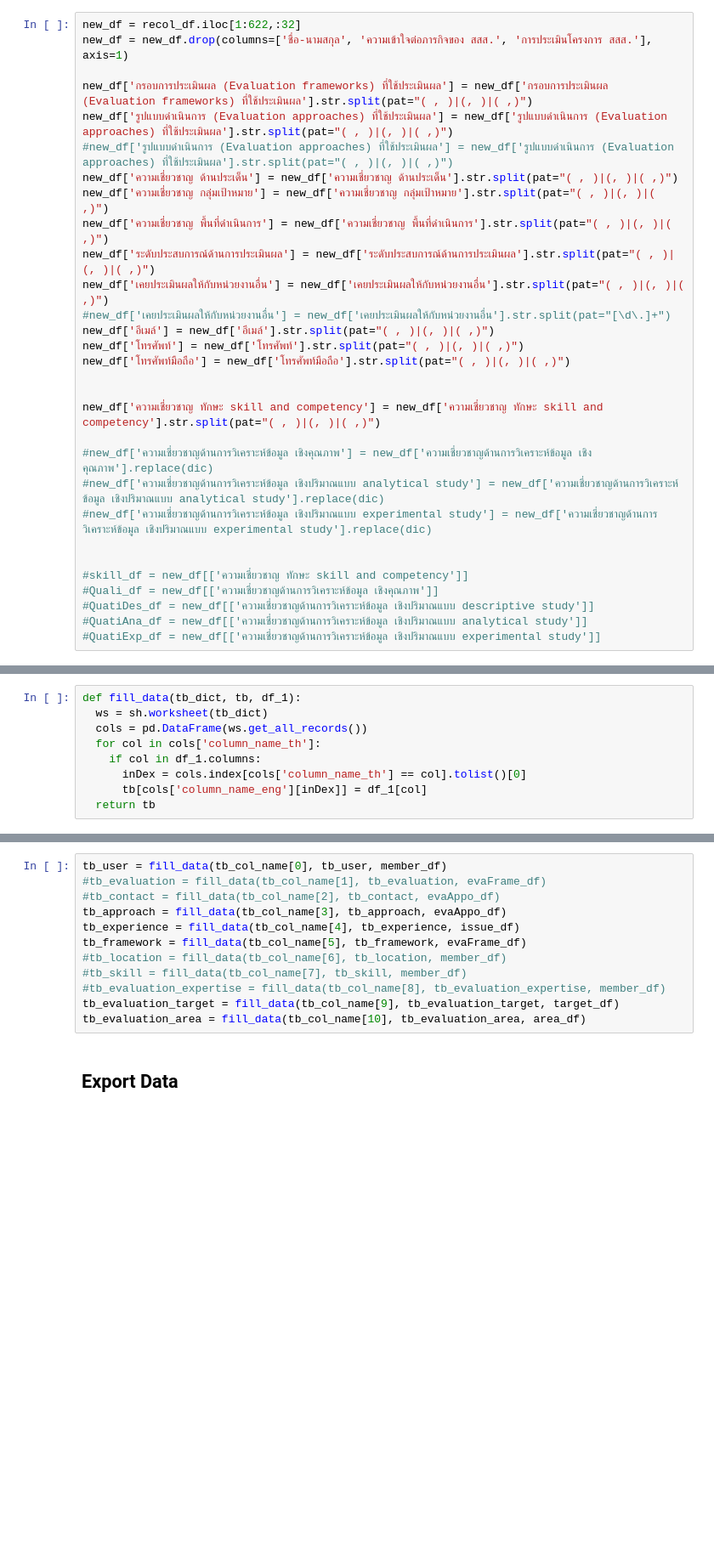
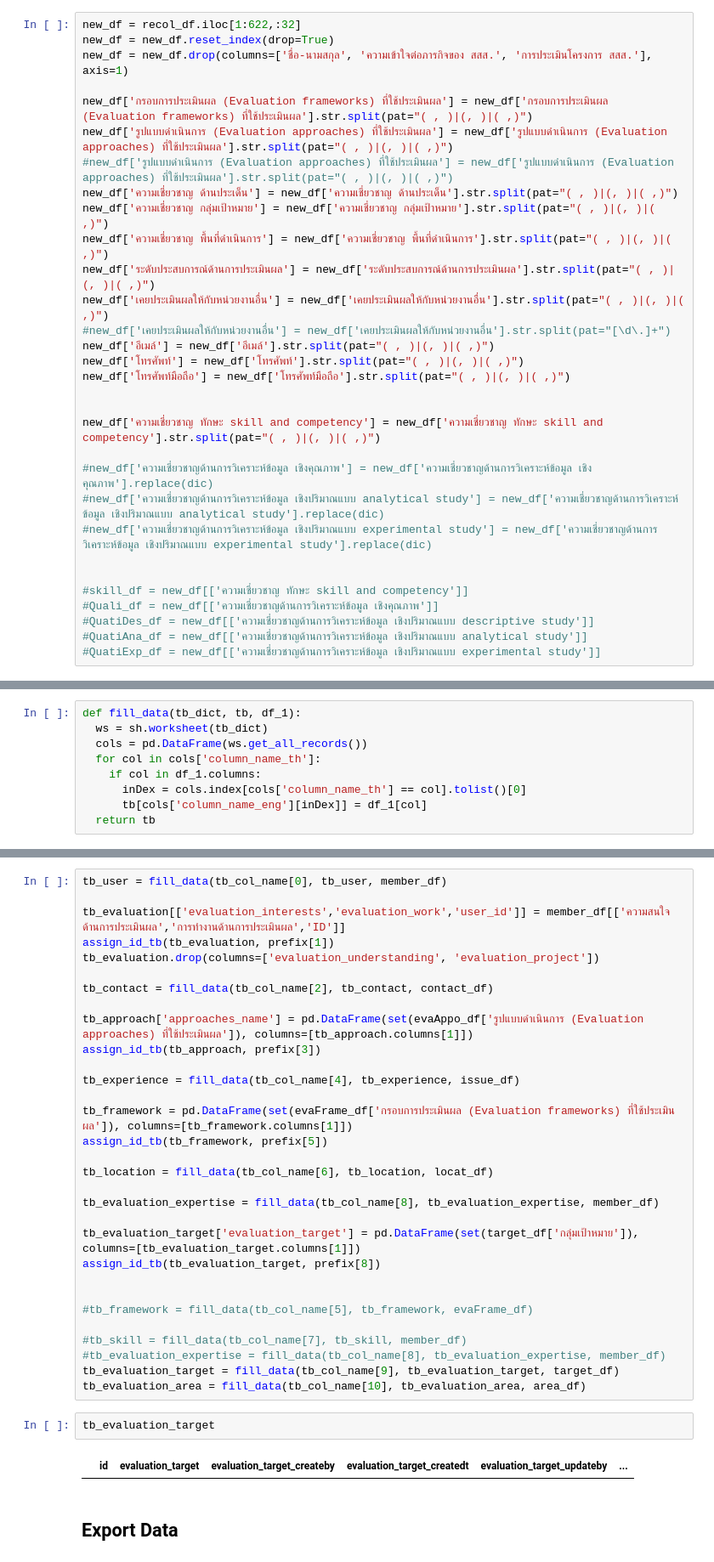
Before and after one commit to thainhf/proj-me-db-data, a Jupyter notebook: Clean_data.ipynb, the cells around one changed output, grey strips where cells are left out. Shown: that part at 85% size. Drawn from its saved outputs; the diff is of its cells as text; blank space fills up the shorter version.

```diff
--- a/Clean_data.ipynb
+++ b/Clean_data.ipynb
@@ -175,6 +176,7 @@ new_df.isnull().sum()
 dtype: int64
 # %%
 new_df = recol_df.iloc[1:622,:32]
+new_df = new_df.reset_index(drop=True)
 new_df = new_df.drop(columns=['ชื่อ-นามสกุล', 'ความเข้าใจต่อภารกิจของ สสส.', 'การประเมินโครงการ สสส.'], axis=1)
 
 new_df['กรอบการประเมินผล (Evaluation frameworks) ที่ใช้ประเมินผล'] = new_df['กรอบการประเมินผล (Evaluation frameworks) ที่ใช้ประเมินผล'].str.split(pat="( , )|(, )|( ,)")
@@ -832,15 +793,38 @@ fill_data(tb_col_name[0], tb_user, member_df)
 # %%
 tb_user = fill_data(tb_col_name[0], tb_user, member_df)
-#tb_evaluation = fill_data(tb_col_name[1], tb_evaluation, evaFrame_df)
-#tb_contact = fill_data(tb_col_name[2], tb_contact, evaAppo_df)
-tb_approach = fill_data(tb_col_name[3], tb_approach, evaAppo_df)
+
+tb_evaluation[['evaluation_interests','evaluation_work','user_id']] = member_df[['ความสนใจด้านการประเมินผล','การทำงานด้านการประเมินผล','ID']]
+assign_id_tb(tb_evaluation, prefix[1])
+tb_evaluation.drop(columns=['evaluation_understanding', 'evaluation_project'])
+
+tb_contact = fill_data(tb_col_name[2], tb_contact, contact_df)
+
+tb_approach['approaches_name'] = pd.DataFrame(set(evaAppo_df['รูปแบบดำเนินการ (Evaluation approaches) ที่ใช้ประเมินผล']), columns=[tb_approach.columns[1]])
+assign_id_tb(tb_approach, prefix[3])
+
 tb_experience = fill_data(tb_col_name[4], tb_experience, issue_df)
-tb_framework = fill_data(tb_col_name[5], tb_framework, evaFrame_df)
-#tb_location = fill_data(tb_col_name[6], tb_location, member_df)
+
+tb_framework = pd.DataFrame(set(evaFrame_df['กรอบการประเมินผล (Evaluation frameworks) ที่ใช้ประเมินผล']), columns=[tb_framework.columns[1]])
+assign_id_tb(tb_framework, prefix[5])
+
+tb_location = fill_data(tb_col_name[6], tb_location, locat_df)
+
+tb_evaluation_expertise = fill_data(tb_col_name[8], tb_evaluation_expertise, member_df)
+
+tb_evaluation_target['evaluation_target'] = pd.DataFrame(set(target_df['กลุ่มเป้าหมาย']), columns=[tb_evaluation_target.columns[1]])
+assign_id_tb(tb_evaluation_target, prefix[8])
+
+
+#tb_framework = fill_data(tb_col_name[5], tb_framework, evaFrame_df)
+
 #tb_skill = fill_data(tb_col_name[7], tb_skill, member_df)
 #tb_evaluation_expertise = fill_data(tb_col_name[8], tb_evaluation_expertise, member_df)
 tb_evaluation_target = fill_data(tb_col_name[9], tb_evaluation_target, target_df)
 tb_evaluation_area = fill_data(tb_col_name[10], tb_evaluation_area, area_df)
+# %%
+tb_evaluation_target
+# %% [output]
+|  | id | evaluation_target | evaluation_target_createby | evaluation_target_createdt | evaluation_target_updateby | ... |
 # %% [markdown]
 ## **Export Data**
 # %%
```
Also changed, not shown: parts of 17 cells of this notebook.
